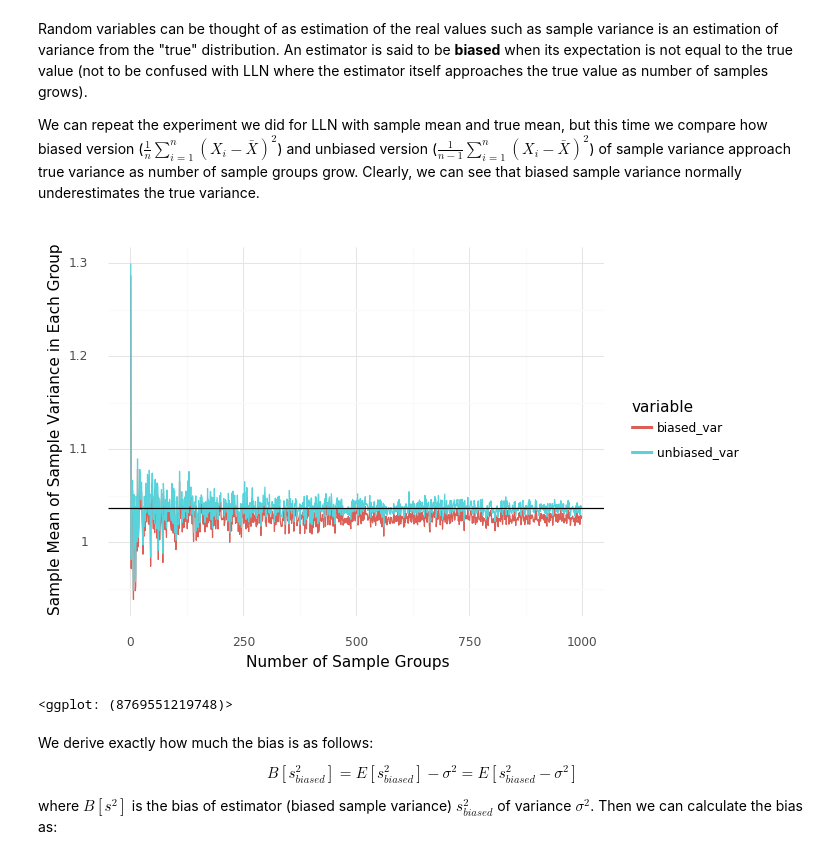
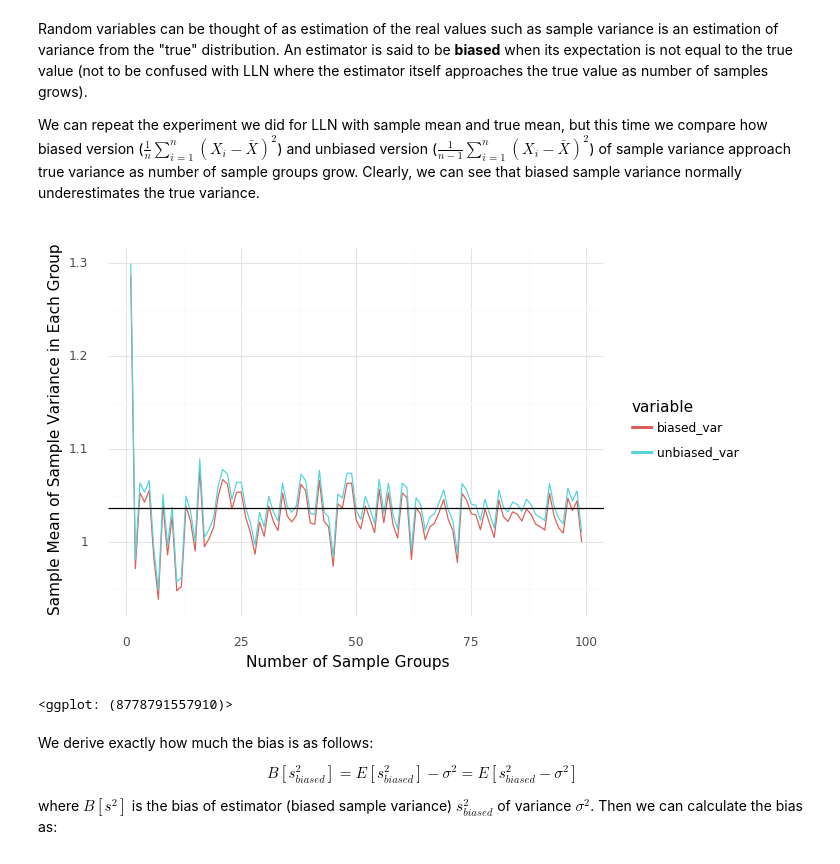
Before and after one commit to cstorm125/abtestoo, a Jupyter notebook: frequentist.ipynb, the cells around one changed output. Drawn from its saved outputs; the diff is of its cells as text; code cells hidden in the pictures.

```diff
--- a/frequentist.ipynb
+++ b/frequentist.ipynb
@@ -690,36 +689,36 @@ We can repeat the experiment we did for LLN with sample mean and true mean, but
 # %%
 def var(x, dof=0):
     n = x.shape[0]
     mu = np.sum(x)/n
     return np.sum((x - mu)**2) / (n-dof)
 
 n_total = 10000 #total number of stuff
 n_sample = 100 #number of samples per sample group
-sg_range = range(1,1000) #number of sample groups to take average of sample variances from
+sg_range = range(1,100) #number of sample groups to take average of sample variances from
 r = np.random.normal(loc=0,scale=1,size=n_total) #generate random variables based on Z distribution
 pop_var = var(r) #true variance of the population
 
 mean_s_bs = []
 mean_s_us = []
 
 for n_sg in sg_range:
     s_bs = []
     s_us =[]
     for i in range(n_sg):
         sg = np.random.choice(r,size=n_sample,replace=False)
         s_bs.append(var(sg)) #biased sample variance
         s_us.append(var(sg,1)) #unbiased sample variance
     mean_s_bs.append(np.mean(s_bs))
     mean_s_us.append(np.mean(s_us))
 s_df = pd.DataFrame({'nb_var':sg_range,'biased_var':mean_s_bs,
                      'unbiased_var':mean_s_us}).melt(id_vars='nb_var')
 g = (ggplot(s_df,aes(x='nb_var',y='value',color='variable',group='variable')) + geom_line() +
      geom_hline(yintercept=pop_var) + theme_minimal() +
      xlab('Number of Sample Groups') + ylab('Sample Mean of Sample Variance in Each Group'))
 g
 # %% [output]
-[figure, old version]
+[figure, new version]
-<ggplot: (8769551219748)>
+<ggplot: (8778791557910)>
 # %% [markdown]
 We derive exactly how much the bias is as follows:
 
```
Also changed, not shown: parts of 12 cells of this notebook, 2 other files.
